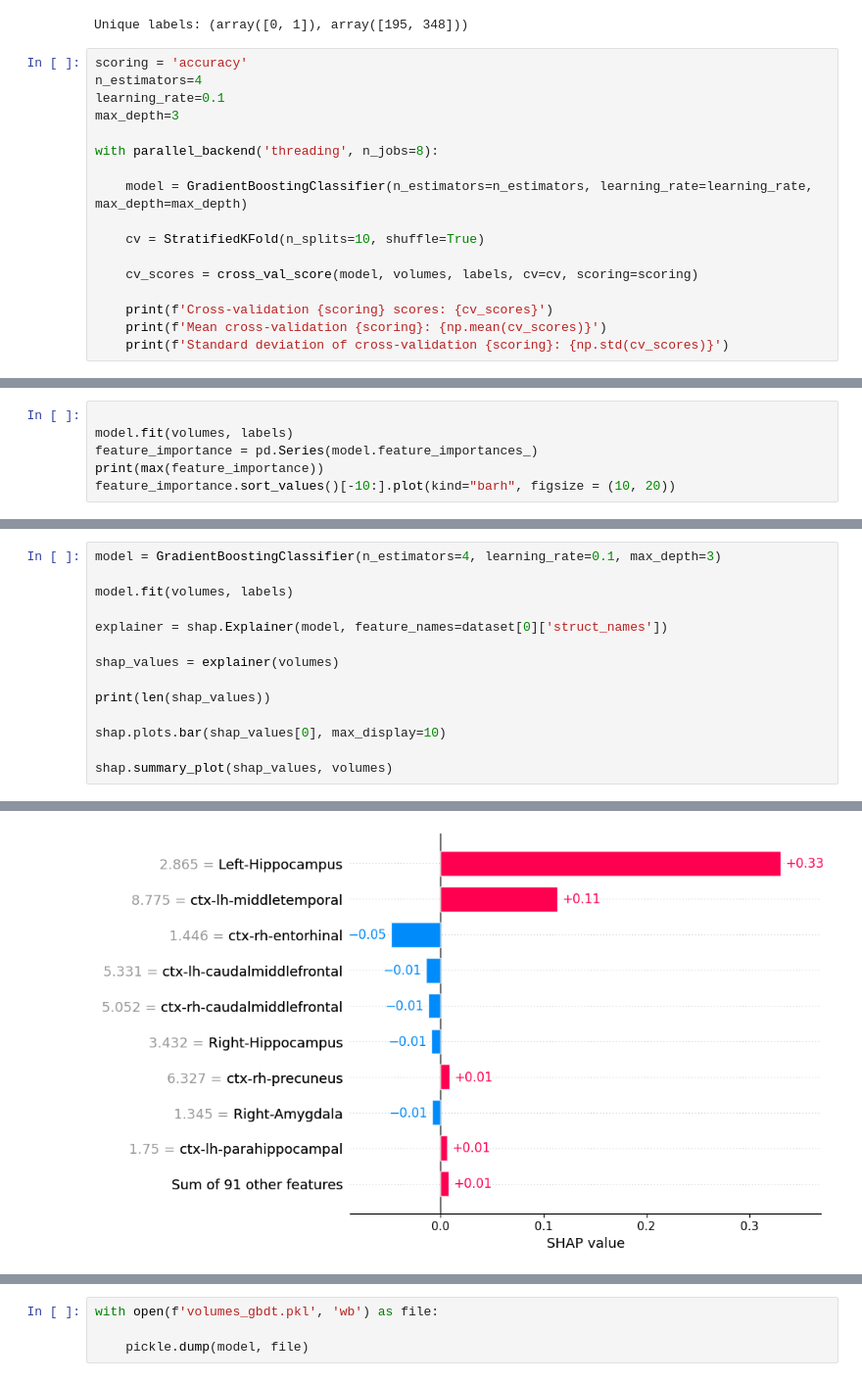
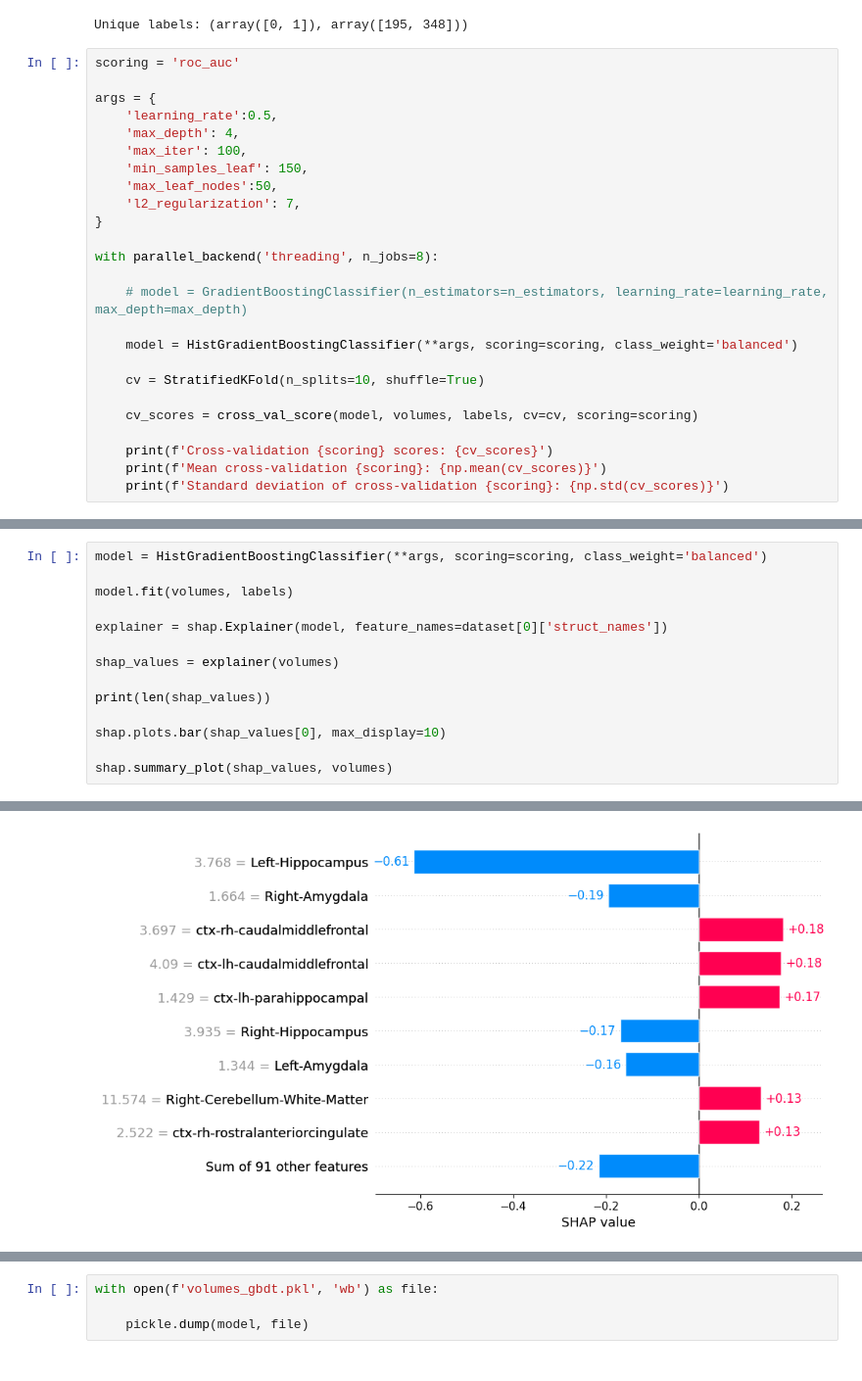
Before and after one commit to oscarlloydjohn/lloyd-john-MIUA-2025, a Jupyter notebook: gbdt-volumes_experiments.ipynb, the cells around one changed output, grey strips where cells are left out. Shown at 98% size. Drawn from its saved outputs; the diff is of its cells as text.

```diff
--- a/gbdt-volumes_experiments.ipynb
+++ b/gbdt-volumes_experiments.ipynb
@@ -33,14 +34,22 @@ print(f"Unique labels: {np.unique(labels, return_counts=True)}\n")
 # %% [output]
 Unique labels: (array([0, 1]), array([195, 348]))
 # %%
-scoring = 'accuracy'
-n_estimators=4
-learning_rate=0.1
-max_depth=3
+scoring = 'roc_auc'
+
+args = {
+    'learning_rate':0.5,
+    'max_depth': 4,
+    'max_iter': 100,
+    'min_samples_leaf': 150,
+    'max_leaf_nodes':50,
+    'l2_regularization': 7,
+}
 
 with parallel_backend('threading', n_jobs=8):
 
-    model = GradientBoostingClassifier(n_estimators=n_estimators, learning_rate=learning_rate, max_depth=max_depth)
+    # model = GradientBoostingClassifier(n_estimators=n_estimators, learning_rate=learning_rate, max_depth=max_depth)
+
+    model = HistGradientBoostingClassifier(**args, scoring=scoring, class_weight='balanced')
 
     cv = StratifiedKFold(n_splits=10, shuffle=True)
 
@@ -69,6 +77,0 @@ plt.show()
-# %%
-
-model.fit(volumes, labels)
-feature_importance = pd.Series(model.feature_importances_)
-print(max(feature_importance))
-feature_importance.sort_values()[-10:].plot(kind="barh", figsize = (10, 20))
@@ -79,17 +78,17 @@ feature_importance.sort_values()[-10:].plot(kind="barh", figsize = (10, 20))
 # %%
-model = GradientBoostingClassifier(n_estimators=4, learning_rate=0.1, max_depth=3)
+model = HistGradientBoostingClassifier(**args, scoring=scoring, class_weight='balanced')
 
 model.fit(volumes, labels)
 
 explainer = shap.Explainer(model, feature_names=dataset[0]['struct_names'])
 
 shap_values = explainer(volumes)
 
 print(len(shap_values))
 
 shap.plots.bar(shap_values[0], max_display=10)
 
 shap.summary_plot(shap_values, volumes)
 # %% [output]
 543
-[figure, old version]
+[figure, new version]
```
Also changed, not shown: parts of 5 cells of this notebook, 10 other files.
